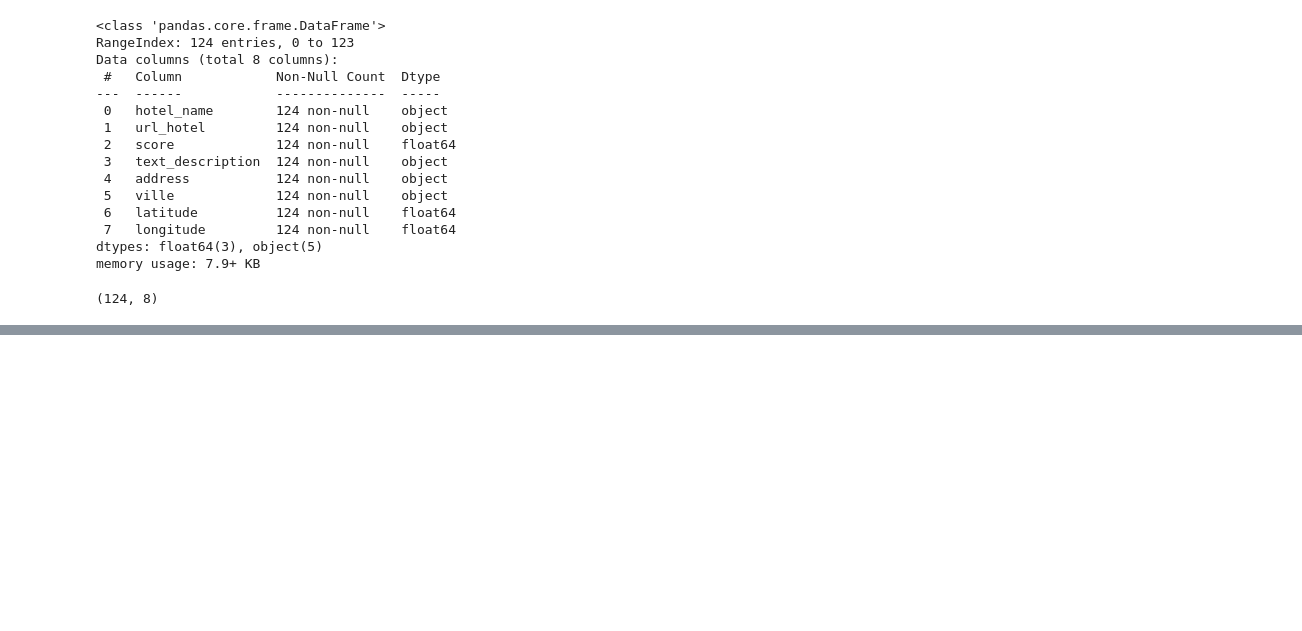
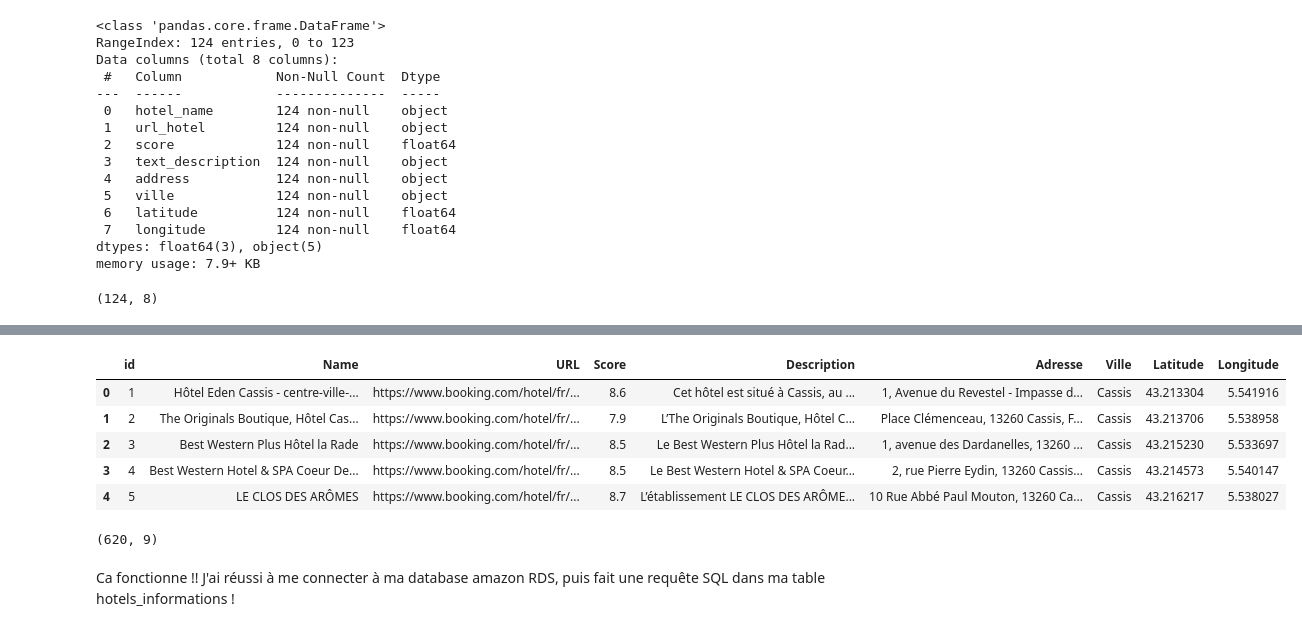
Before and after one commit to datA-jed/Projet-Kayak, a Jupyter notebook: data_cleaning_and_s3.ipynb, the cells around one changed output, grey strips where cells are left out. Saved outputs shown, nothing was run; the diff lists cells and outputs as text; code cells hidden in the pictures; blank space fills up the shorter version.

```diff
--- a/hotels_infos_per_city/data_cleaning_and_s3.ipynb
+++ b/data_cleaning_and_s3.ipynb
@@ -195,0 +234,13 @@ fig.show()
+# %%
+from sqlalchemy import create_engine, text
+from dotenv import load_dotenv
+import os
+import pandas as pd
+
+load_dotenv()
+
+USERNAME = "postgres"
+HOSTNAME = "database-kayak-clement-maulard.cxqy6cue60os.eu-west-3.rds.amazonaws.com"
+PASSWORD = os.environ["RDS_PASSWORD"]
+
+engine = create_engine(f"postgresql+psycopg2://{USERNAME}:{PASSWORD}@{HOSTNAME}", echo=True)
@@ -195,0 +307,7 @@ fig.show()
+# %%
+hotels_values_dict = hotels_values.to_dict(orient="records")
+
+conn = engine.connect()
+
+conn.execute(hotels_informations.insert(), hotels_values_dict)
+conn.commit()
@@ -195,0 +319,7 @@ fig.show()
+# %%
+stmt = text('SELECT * FROM "hotels_informations";')
+
+df = pd.read_sql_query(con=conn, sql=stmt)
+
+df.head()
+# %% [output]
@@ -195,0 +329,12 @@ fig.show()
+|  | id | Name | URL | Score | Description | Adresse | Ville | Latitude | Longitude |
+| 0 | 1 | Hôtel Eden Cassis - centre-ville-... | https://www.booking.com/hotel/fr/... | 8.6 | Cet hôtel est situé à Cassis, au ... | 1, Avenue du Revestel - Impasse d... | Cassis | 43.213304 | 5.541916 |
+| 1 | 2 | The Originals Boutique, Hôtel Cas... | https://www.booking.com/hotel/fr/... | 7.9 | L’The Originals Boutique, Hôtel C... | Place Clémenceau, 13260 Cassis, F... | Cassis | 43.213706 | 5.538958 |
+| 2 | 3 | Best Western Plus Hôtel la Rade | https://www.booking.com/hotel/fr/... | 8.5 | Le Best Western Plus Hôtel la Rad... | 1, avenue des Dardanelles, 13260 ... | Cassis | 43.215230 | 5.533697 |
+| 3 | 4 | Best Western Hotel & SPA Coeur De... | https://www.booking.com/hotel/fr/... | 8.5 | Le Best Western Hotel & SPA Coeur... | 2, rue Pierre Eydin, 13260 Cassis... | Cassis | 43.214573 | 5.540147 |
+| 4 | 5 | LE CLOS DES ARÔMES | https://www.booking.com/hotel/fr/... | 8.7 | L’établissement LE CLOS DES ARÔME... | 10 Rue Abbé Paul Mouton, 13260 Ca... | Cassis | 43.216217 | 5.538027 |
+# %%
+df.shape
+# %% [output]
+(620, 9)
+# %% [markdown]
+Ca fonctionne !! J'ai réussi à me connecter à ma database amazon RDS, puis fait une requête SQL dans ma table hotels_informations !
```
Also changed, not shown: parts of 12 cells of this notebook, 4 other files.
